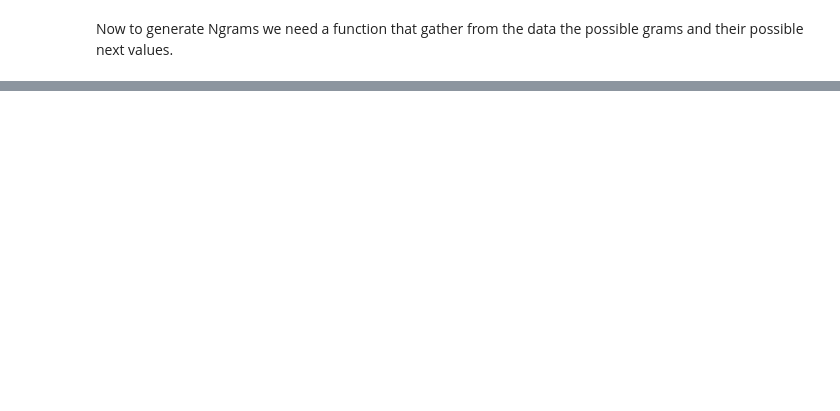
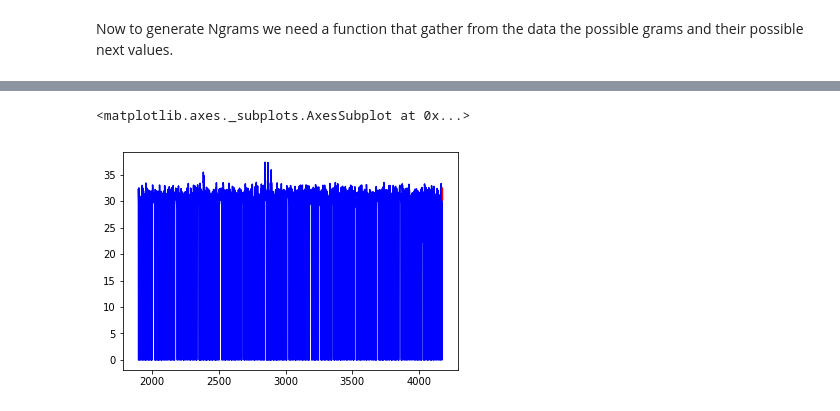
Before and after one commit to chengh42/Cyber-Data-Analytics, a Jupyter notebook: batadal/DiscreteModelTask.ipynb, the cells around one changed output, grey strips where cells are left out. Saved outputs shown, nothing was run; the diff lists cells and outputs as text; code cells hidden in the pictures; blank space fills up the shorter version.

```diff
--- a/batadal/DiscreteModelTask.ipynb
+++ b/batadal/DiscreteModelTask.ipynb
@@ -274,0 +336,10 @@ NameError: name 'NgramModel' is not defined
+# %%
+#Calculating the probability
+threshold=0.001
+pred=prediction(m,n_sax_symbols,sax_string, threshold)
+# %%
+df1=dftrain2[" F_PU10"]
+df=pd.Series.to_frame(df1)
+predictions=pred
+# %%
+test=smartmerge(df1,pred)
@@ -274,0 +356,2 @@ NameError: name 'NgramModel' is not defined
+# %%
+test.reset_index(inplace=True)
@@ -274,0 +366,8 @@ NameError: name 'NgramModel' is not defined
+# %%
+test[(test['DATETIME'] >= datetime.datetime(2016, 9, 8,0)) & (test['DATETIME'] >= datetime.datetime(2016, 9, 21,0))&
+     (test['predictions']==0)][' F_PU10'].plot(color='blue')
+test[(test['DATETIME'] >= datetime.datetime(2016, 9, 8,0)) & (test['DATETIME'] >= datetime.datetime(2016, 9, 21,0))&
+     (test['predictions']==1)][' F_PU10'].plot(color='red')
+# %% [output]
+<matplotlib.axes._subplots.AxesSubplot at 0x...>
+[figure, added]
```
Also changed, not shown: parts of 39 cells of this notebook, 1 other file.
